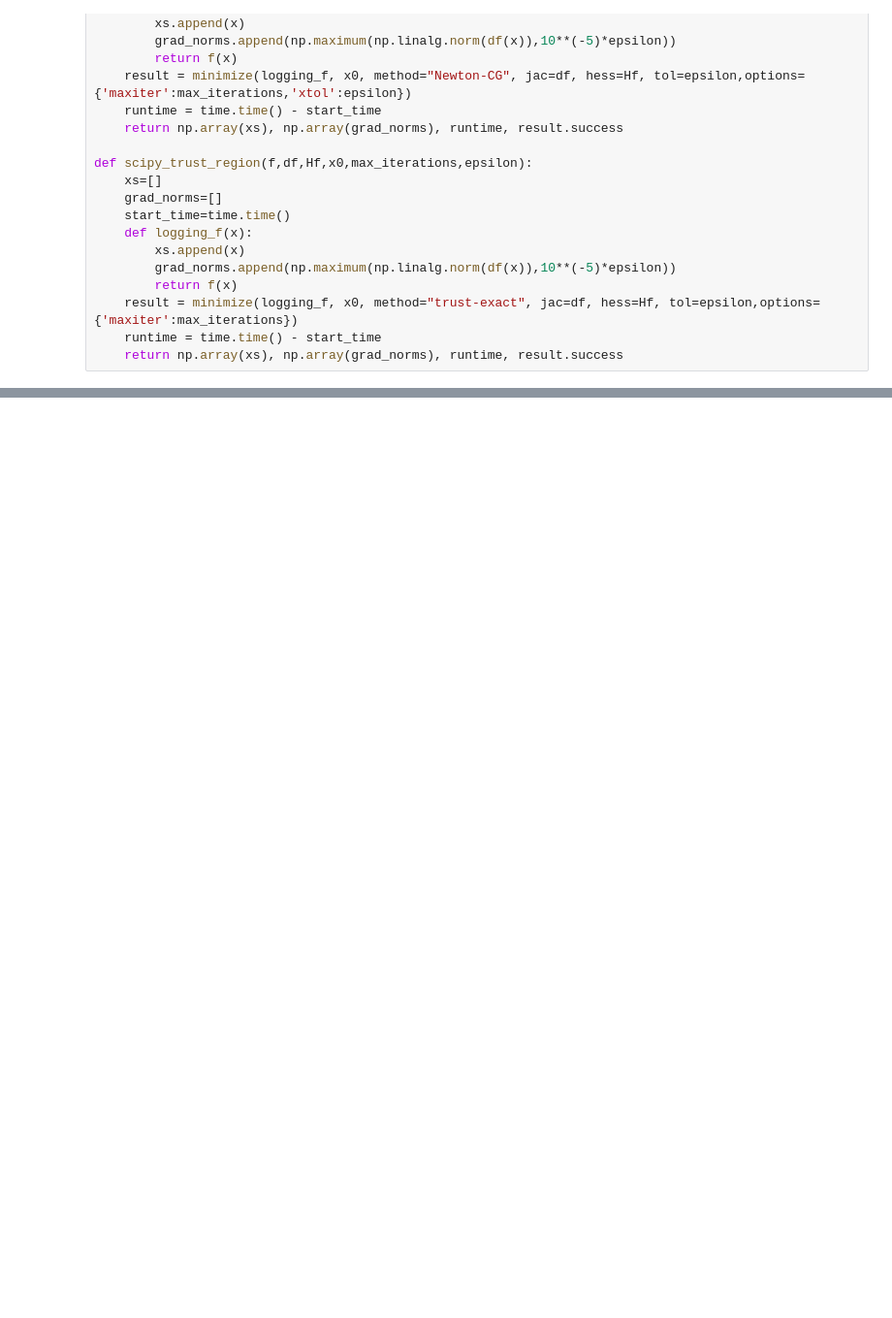
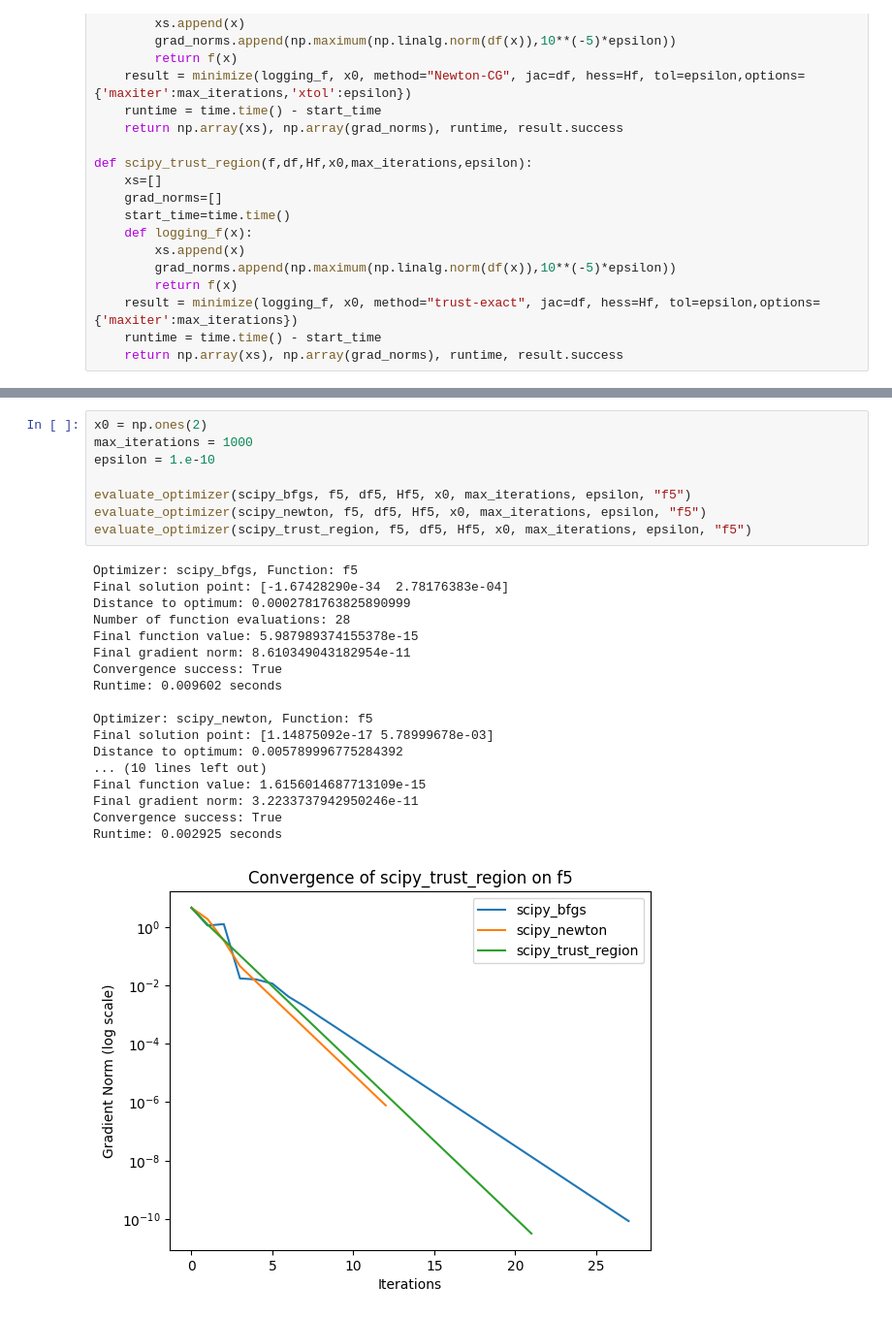
Before and after one commit to santiweide/ku2025-no, a Jupyter notebook: code_week1/Assignment_Notebook.ipynb, the cells around one changed output, grey strips where cells are left out. Shown at 97% size. Cells and saved outputs as stored; diff of their text form; blank space fills up the shorter version.

```diff
--- a/code_week1/Assignment_Notebook.ipynb
+++ b/code_week1/Assignment_Notebook.ipynb
@@ -107,3 +252,30 @@ Runtime: 0.002916 seconds
+# %%
+x0 = np.ones(2)
+max_iterations = 1000
+epsilon = 1.e-10
+
+evaluate_optimizer(scipy_bfgs, f5, df5, Hf5, x0, max_iterations, epsilon, "f5")
+evaluate_optimizer(scipy_newton, f5, df5, Hf5, x0, max_iterations, epsilon, "f5")
+evaluate_optimizer(scipy_trust_region, f5, df5, Hf5, x0, max_iterations, epsilon, "f5")
+# %% [output]
+Optimizer: scipy_bfgs, Function: f5
+Final solution point: [-1.67428290e-34  2.78176383e-04]
+Distance to optimum: 0.0002781763825890999
+Number of function evaluations: 28
+Final function value: 5.987989374155378e-15
+Final gradient norm: 8.610349043182954e-11
+Convergence success: True
+Runtime: 0.009602 seconds
+
+Optimizer: scipy_newton, Function: f5
+Final solution point: [1.14875092e-17 5.78999678e-03]
+Distance to optimum: 0.005789996775284392
+... (10 lines left out)
+Final function value: 1.6156014687713109e-15
+Final gradient norm: 3.2233737942950246e-11
+Convergence success: True
+Runtime: 0.002925 seconds
+[figure, added]
 # %%
 #example usage of the algorithms
 #the output is a list of points evaluated on the function as well as the gradient norms at that point
```
Also changed, not shown: parts of 9 cells of this notebook.
